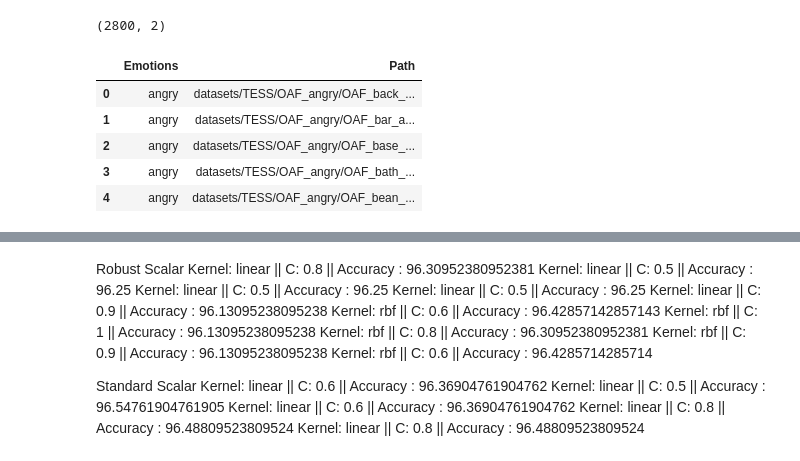
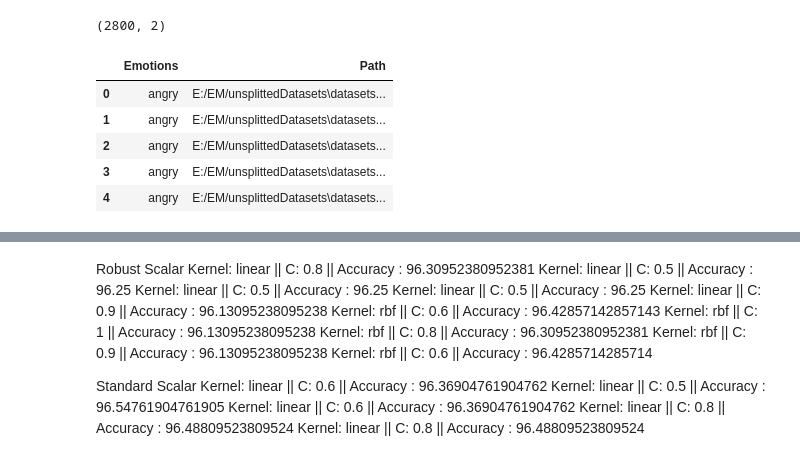
Before and after one commit to samitbaral1/VoiceEmotionRecogn, a Jupyter notebook: individualTestOfDatasets/EM_T.ipynb, the cells around one changed output, grey strips where cells are left out. Drawn from its saved outputs; the diff is of its cells as text; code cells hidden in the pictures.

```diff
--- a/individualTestOfDatasets/EM_T.ipynb
+++ b/individualTestOfDatasets/EM_T.ipynb
@@ -34,37 +34,44 @@ if not sys.warnoptions:
 warnings.filterwarnings("ignore", category=DeprecationWarning)
 # %%
 # Path for Tess dataset
-tess = "datasets/TESS"
+tess = "E:/EM/unsplittedDatasets\datasets\TESS"
+emoDB = "E:/EM/unsplittedDatasets\datasets\EMOV-DB\Bea/Neutral"
 # %%
 tess_directory_list = os.listdir(tess)
 
 file_emotion = []
 file_path = []
 
 for dir in tess_directory_list:
     directories = os.listdir(tess + "/" + dir)
     for file in directories:
         part = file.split('.')[0]
         part = part.split('_')[2]
         if part == 'ps':
-            file_emotion.append('surprise')
+            # continue
+            file_emotion.append('happy')
+        elif part == "disgust":
+            # continue
+            file_emotion.append("angry")
+        elif part == "fear":
+            file_emotion.append("sad")
         else:
             file_emotion.append(part)
         file_path.append(tess + "/" + dir + '/' + file)
 
 # dataframe for emotion of files
 emotion_df = pd.DataFrame(file_emotion, columns=['Emotions'])
 
 # dataframe for path of files.
 path_df = pd.DataFrame(file_path, columns=['Path'])
 Tess_df = pd.concat([emotion_df, path_df], axis=1)
 print(Tess_df.shape)
 Tess_df.head()
 # %% [output]
 (2800, 2)
 |  | Emotions | Path |
-| 0 | angry | datasets/TESS/OAF_angry/OAF_back_... |
-| 1 | angry | datasets/TESS/OAF_angry/OAF_bar_a... |
-| 2 | angry | datasets/TESS/OAF_angry/OAF_base_... |
-| 3 | angry | datasets/TESS/OAF_angry/OAF_bath_... |
-| 4 | angry | datasets/TESS/OAF_angry/OAF_bean_... |
+| 0 | angry | E:/EM/unsplittedDatasets\datasets... |
+| 1 | angry | E:/EM/unsplittedDatasets\datasets... |
+| 2 | angry | E:/EM/unsplittedDatasets\datasets... |
+| 3 | angry | E:/EM/unsplittedDatasets\datasets... |
+| 4 | angry | E:/EM/unsplittedDatasets\datasets... |
```
Also changed, not shown: parts of 17 cells of this notebook, 18 other files.
